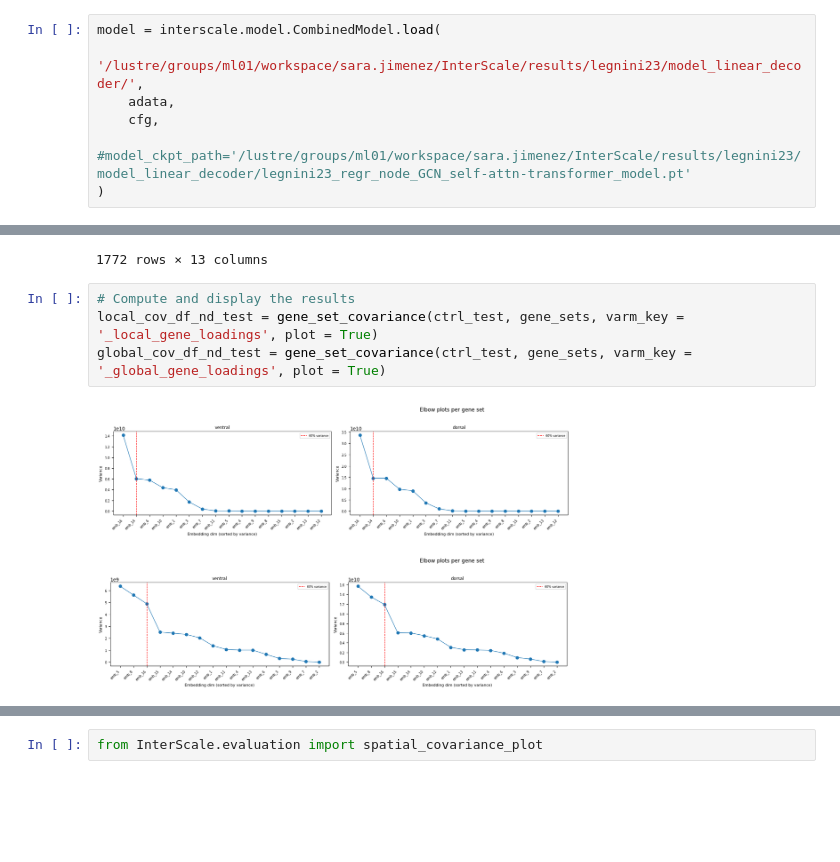
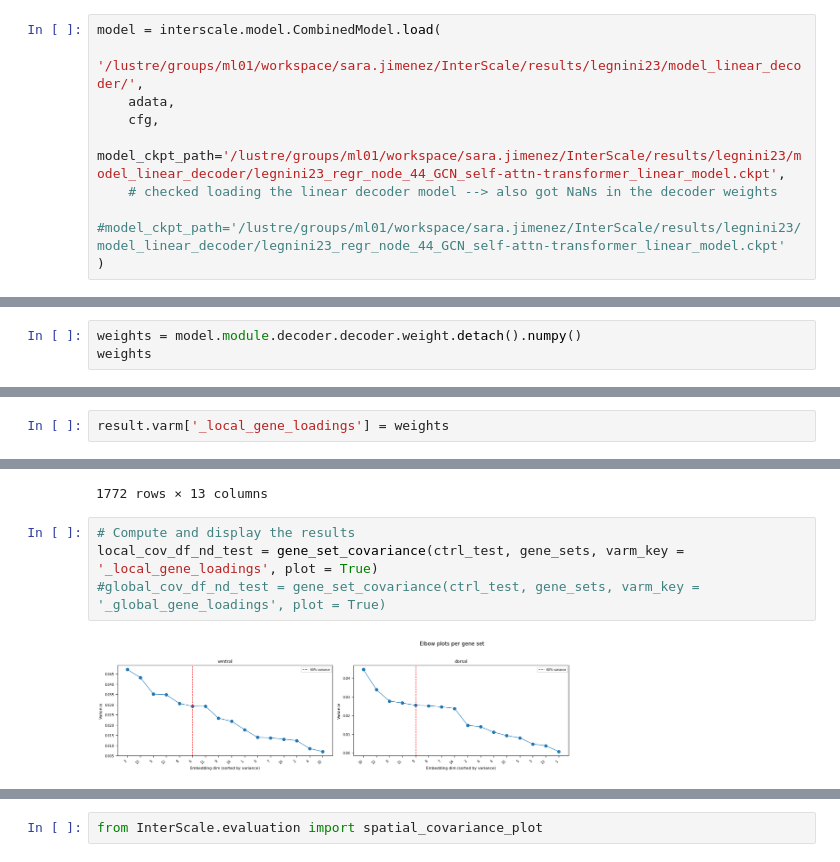
Before and after one commit to theislab/interscale, a Jupyter notebook: docs/notebooks/InterScale_CombinedModel_legnini_linear_decoder.ipynb, the cells around one changed output, grey strips where cells are left out. Cells and saved outputs as stored; diff of their text form; blank space fills up the shorter version.

Commit message:
decoder weights 1

```diff
--- a/docs/notebooks/InterScale_CombinedModel_legnini_linear_decoder.ipynb
+++ b/docs/notebooks/InterScale_CombinedModel_legnini_linear_decoder.ipynb
@@ -250,5 +249,7 @@ model = interscale.model.CombinedModel.load(
     '/lustre/groups/ml01/workspace/sara.jimenez/InterScale/results/legnini23/model_linear_decoder/',
     adata,
     cfg,
-    #model_ckpt_path='/lustre/groups/ml01/workspace/sara.jimenez/InterScale/results/legnini23/model_linear_decoder/legnini23_regr_node_GCN_self-attn-transformer_model.pt'
+    model_ckpt_path='/lustre/groups/ml01/workspace/sara.jimenez/InterScale/results/legnini23/model_linear_decoder/legnini23_regr_node_44_GCN_self-attn-transformer_linear_model.ckpt',
+    # checked loading the linear decoder model --> also got NaNs in the decoder weights
+    #model_ckpt_path='/lustre/groups/ml01/workspace/sara.jimenez/InterScale/results/legnini23/model_linear_decoder/legnini23_regr_node_44_GCN_self-attn-transformer_linear_model.ckpt'
 )
@@ -284,0 +300,3 @@ AnnData object with n_obs × n_vars = 43114 × 88
+# %%
+weights = model.module.decoder.decoder.weight.detach().numpy()
+weights
@@ -315,3 +332,5 @@ result.varm['_local_gene_loadings']
+# %%
+result.varm['_local_gene_loadings'] = weights
 # %% [markdown]
 ### Covariance analysis of embedding dimensions based on gene loadings
 # %%
@@ -390,10 +405,9 @@ ctrl_test.obs
 # %%
 # Compute and display the results
 local_cov_df_nd_test = gene_set_covariance(ctrl_test, gene_sets, varm_key = '_local_gene_loadings', plot = True)
-global_cov_df_nd_test = gene_set_covariance(ctrl_test, gene_sets, varm_key = '_global_gene_loadings', plot = True)
+#global_cov_df_nd_test = gene_set_covariance(ctrl_test, gene_sets, varm_key = '_global_gene_loadings', plot = True)
 # %% [output]
-[figure, old version]
+[figure, new version]
-[figure, removed]
 # %%
 heatmap_data = local_cov_df_nd_test.reset_index().pivot(
     index="gene_set", columns="embedding_dimension", values="covariance"
```
Also changed, not shown: parts of 29 cells of this notebook, 2 other files.
